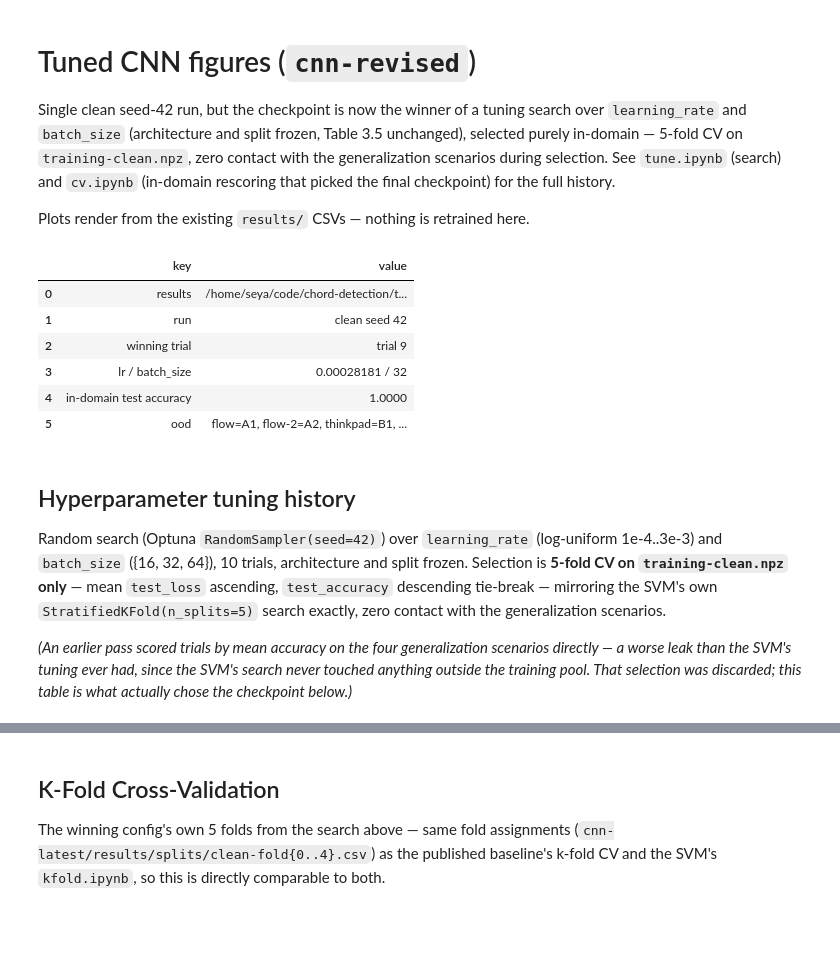
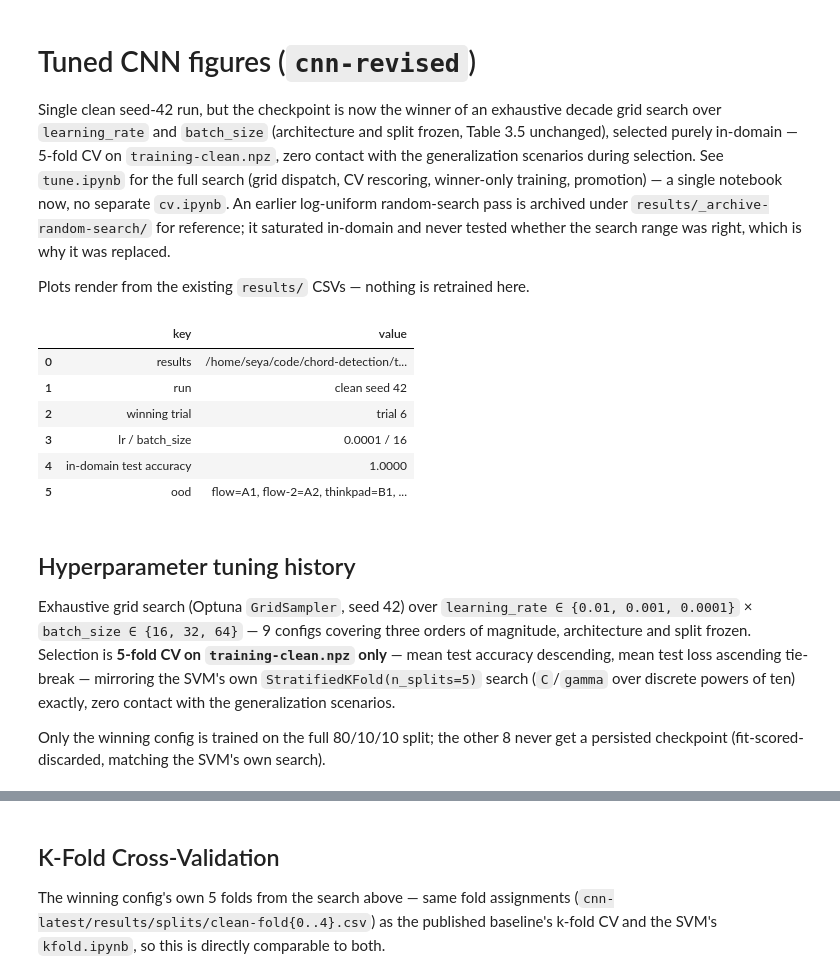
Before and after one commit to sglkc/chord-detector, a Jupyter notebook: training/notebooks/cnn-revised/figures.ipynb, the cells around one changed output, grey strips where cells are left out. Cells and saved outputs as stored; diff of their text form; code cells hidden in the pictures; blank space fills up the shorter version.

```diff
--- a/training/notebooks/cnn-revised/figures.ipynb
+++ b/training/notebooks/cnn-revised/figures.ipynb
@@ -1,12 +1,15 @@
 # %% [markdown]
 # Tuned CNN figures (`cnn-revised`)
 
-Single clean seed-42 run, but the checkpoint is now the winner of a tuning
-search over `learning_rate` and `batch_size` (architecture and split frozen,
-Table 3.5 unchanged), selected purely in-domain — 5-fold CV on
+Single clean seed-42 run, but the checkpoint is now the winner of an exhaustive
+decade grid search over `learning_rate` and `batch_size` (architecture and split
+frozen, Table 3.5 unchanged), selected purely in-domain — 5-fold CV on
 `training-clean.npz`, zero contact with the generalization scenarios during
-selection. See `tune.ipynb` (search) and `cv.ipynb` (in-domain rescoring that
-picked the final checkpoint) for the full history.
+selection. See `tune.ipynb` for the full search (grid dispatch, CV rescoring,
+winner-only training, promotion) — a single notebook now, no separate `cv.ipynb`.
+An earlier log-uniform random-search pass is archived under
+`results/_archive-random-search/` for reference; it saturated in-domain and never
+tested whether the search range was right, which is why it was replaced.
 
 Plots render from the existing `results/` CSVs — nothing is retrained here.
 # %%
@@ -154,54 +157,54 @@ def metrics_from_cm(mat, names):
     return per_class, summary
 
 
 def with_mean_std(df, label_col):
     stats = pd.DataFrame(
         [
             {label_col: "mean", **df[METRIC_COLS].mean().to_dict()},
             {label_col: "std", **df[METRIC_COLS].std(ddof=1).to_dict()},
         ]
     )
     return pd.concat([df, stats], ignore_index=True)
 
 
 prog = pd.read_csv(RES / "progress.csv").iloc[0]
 tuned = pd.read_csv(RES / "tuning_trials.csv")
 cv = pd.read_csv(RES / "cv_scores.csv")
-winner_trial = int(
-    cv.groupby("trial").test_loss.mean().idxmin()
-)
+_agg_sel = cv.groupby("trial").agg(
+    mean_test_accuracy=("test_accuracy", "mean"), mean_test_loss=("test_loss", "mean")
+).sort_values(["mean_test_accuracy", "mean_test_loss"], ascending=[False, True])
+winner_trial = int(_agg_sel.index[0])
 winner_cfg = tuned.loc[tuned.trial == winner_trial].iloc[0]
 
 display(pd.DataFrame([
     {"key": "results", "value": str(RES)},
     {"key": "run", "value": f"{VARIANT} seed {SEED}"},
     {"key": "winning trial", "value": f"trial {winner_trial}"},
     {"key": "lr / batch_size", "value": f"{winner_cfg.lr:.5g} / {int(winner_cfg.batch_size)}"},
     {"key": "in-domain test accuracy", "value": f"{prog.test_accuracy:.4f}"},
     {"key": "ood", "value": ", ".join(f"{ds}={LABEL[ds]}" for ds in OOD)},
 ]))
 # %% [output]
 |  | key | value |
 | 0 | results | /home/seya/code/chord-detection/t... |
 | 1 | run | clean seed 42 |
-| 2 | winning trial | trial 9 |
-| 3 | lr / batch_size | 0.00028181 / 32 |
+| 2 | winning trial | trial 6 |
+| 3 | lr / batch_size | 0.0001 / 16 |
 | 4 | in-domain test accuracy | 1.0000 |
 | 5 | ood | flow=A1, flow-2=A2, thinkpad=B1, ... |
 # %% [markdown]
 ## Hyperparameter tuning history
 
-Random search (Optuna `RandomSampler(seed=42)`) over `learning_rate` (log-uniform
-1e-4..3e-3) and `batch_size` ({16, 32, 64}), 10 trials, architecture and split
-frozen. Selection is **5-fold CV on `training-clean.npz` only** — mean
-`test_loss` ascending, `test_accuracy` descending tie-break — mirroring the
-SVM's own `StratifiedKFold(n_splits=5)` search exactly, zero contact with the
-generalization scenarios.
+Exhaustive grid search (Optuna `GridSampler`, seed 42) over
+`learning_rate ∈ {0.01, 0.001, 0.0001}` × `batch_size ∈ {16, 32, 64}` — 9 configs
+covering three orders of magnitude, architecture and split frozen. Selection is
+**5-fold CV on `training-clean.npz` only** — mean test accuracy descending, mean
+test loss ascending tie-break — mirroring the SVM's own
+`StratifiedKFold(n_splits=5)` search (`C`/`gamma` over discrete powers of ten)
+exactly, zero contact with the generalization scenarios.
 
-*(An earlier pass scored trials by mean accuracy on the four generalization
-scenarios directly — a worse leak than the SVM's tuning ever had, since the
-SVM's search never touched anything outside the training pool. That selection
-was discarded; this table is what actually chose the checkpoint below.)*
+Only the winning config is trained on the full 80/10/10 split; the other 8 never
+get a persisted checkpoint (fit-scored-discarded, matching the SVM's own search).
 # %%
 agg = cv.groupby("trial").agg(
     lr=("lr", "first"),
```
Also changed, not shown: parts of 8 cells of this notebook, 14 other files.
